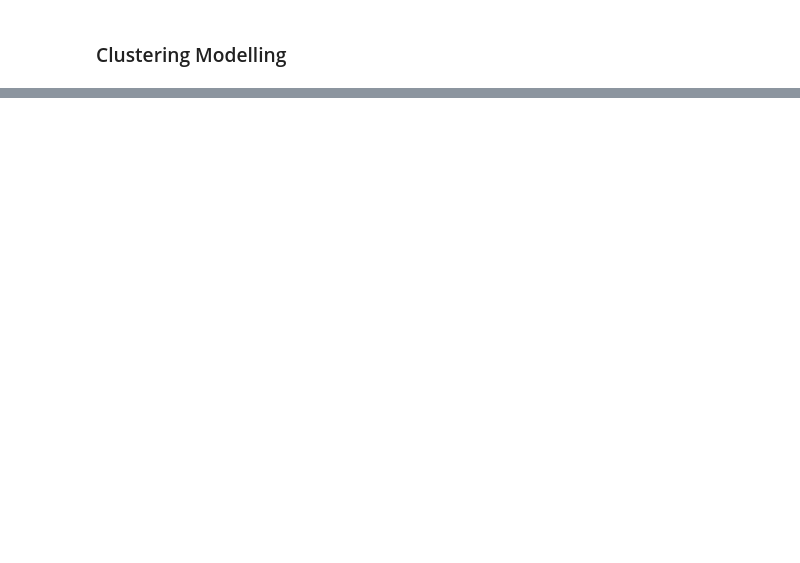
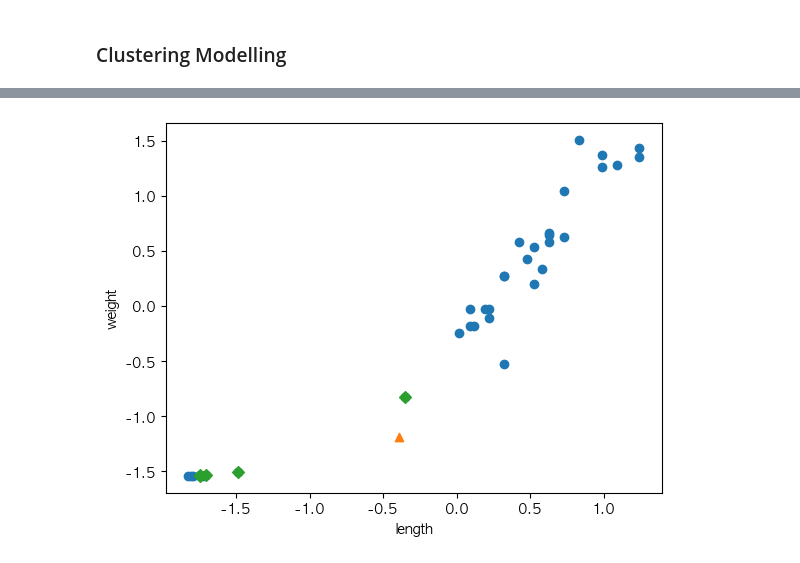
Before and after one commit to vbenv/Excercise, a Jupyter notebook: python/ML/k-clustering.ipynb, the cells around one changed output, grey strips where cells are left out. Saved outputs shown, nothing was run; the diff lists cells and outputs as text; code cells hidden in the pictures; blank space fills up the shorter version.

```diff
--- a/python/ML/k-clustering.ipynb
+++ b/python/ML/k-clustering.ipynb
@@ -446,0 +547,18 @@ Davies bouldin score: 1.0675059890353804
+# %%
+mean = np.mean(train_input, axis = 0)   # axis = 0 : 행[위에서 아래]
+std = np.std(train_input, axis=0)
+# %%
+# numpy의 브로드캐스팅 기능 : 각 행 열에 맞게 평균과 표준편차 적용되어 스케일됨.
+train_scaled = (train_input - mean) / std
+# %%
+distances, indexes = kn.kneighbors([[25, 150]])
+
+plt.scatter(train_scaled[:,0], train_scaled[:,1])
+plt.scatter(((25-mean[0])/std[0]), ((125-mean[1])/std[1]), marker='^')
+plt.scatter(train_scaled[indexes, 0], train_scaled[indexes, 1], marker='D')
+plt.xlabel('length')
+plt.ylabel('weight')
+plt.title = 'After Scaled'
+plt.show()
+# %% [output]
+[figure, added]
```
Also changed, not shown: parts of 22 cells of this notebook.
